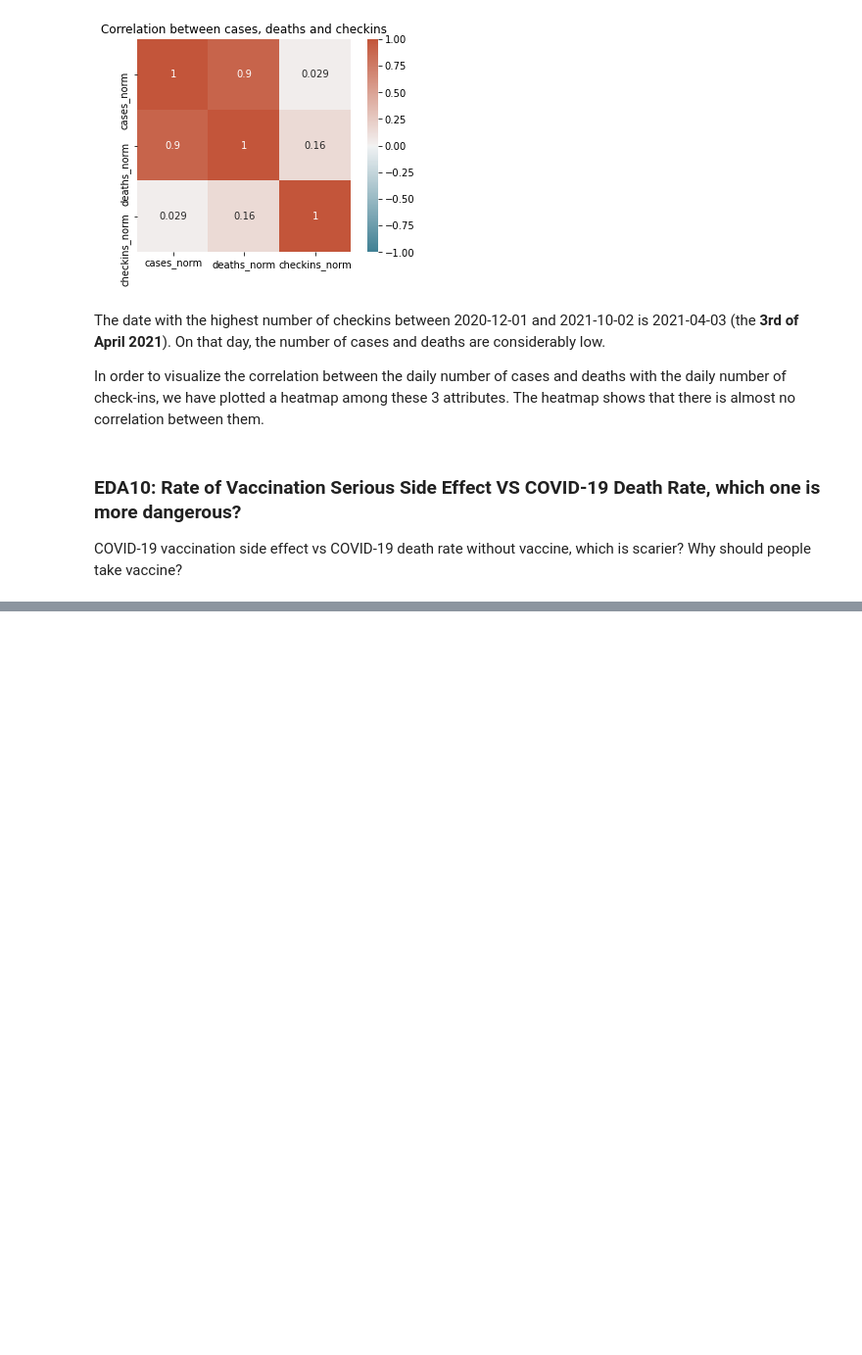
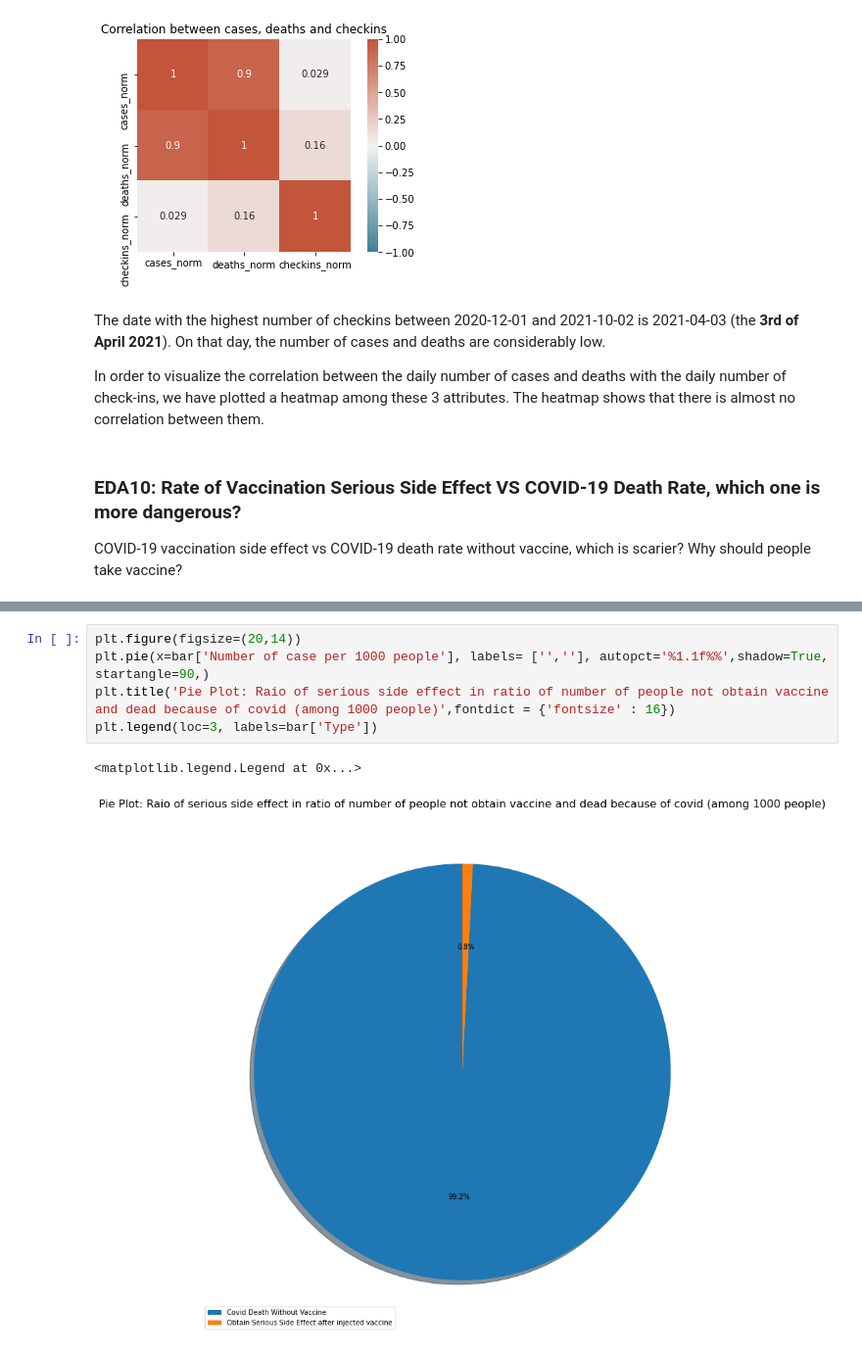
Before and after one commit to BingQuanChua/COVID-19-Msia-Cases-And-Vaccination, a Jupyter notebook: EDA_Questions.ipynb, the cells around one changed output, grey strips where cells are left out. Shown: that part at 98% size. Drawn from its saved outputs; the diff is of its cells as text; blank space fills up the shorter version.

```diff
--- a/EDA_Questions.ipynb
+++ b/EDA_Questions.ipynb
@@ -437,0 +471,8 @@ COVID-19 vaccination side effect vs COVID-19 death rate without vaccine, which i
+# %%
+plt.figure(figsize=(20,14))
+plt.pie(x=bar['Number of case per 1000 people'], labels= ['',''], autopct='%1.1f%%',shadow=True, startangle=90,)
+plt.title('Pie Plot: Raio of serious side effect in ratio of number of people not obtain vaccine and dead because of covid (among 1000 people)',fontdict = {'fontsize' : 16})
+plt.legend(loc=3, labels=bar['Type'])
+# %% [output]
+<matplotlib.legend.Legend at 0x...>
+[figure, added]
```
Also changed, not shown: parts of 7 cells of this notebook, 6 other files.
